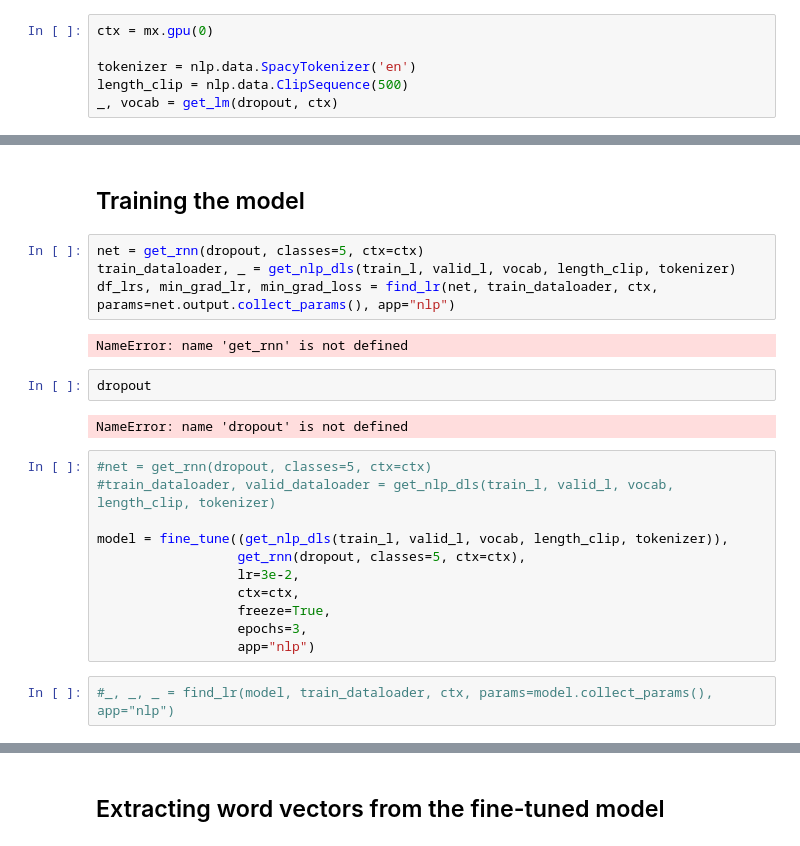
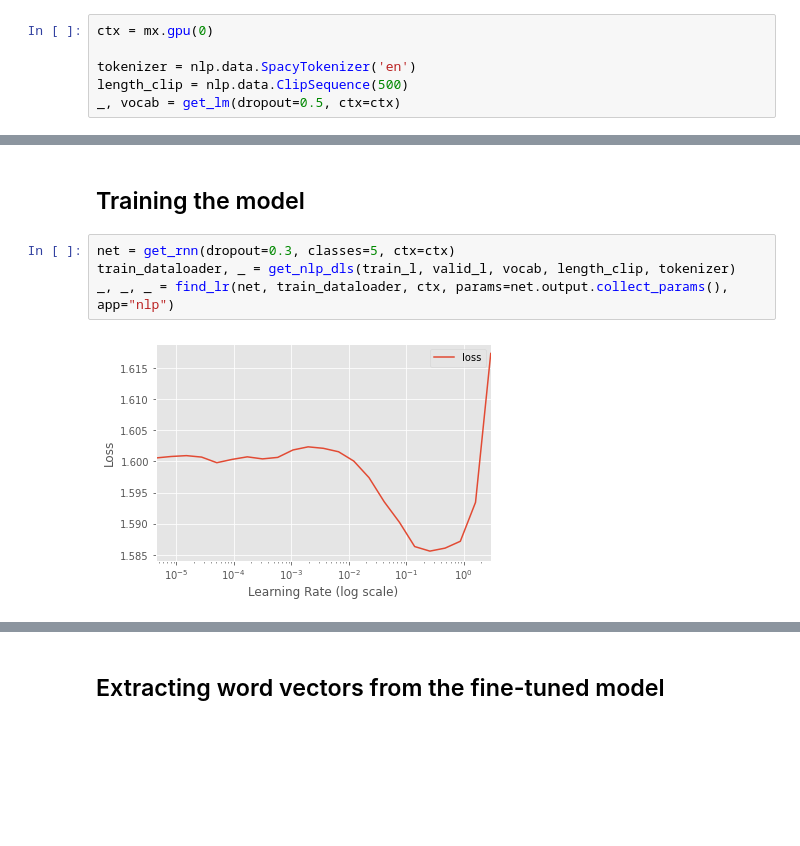
Before and after one commit to FraPochetti/KagglePlaygrounds, a Jupyter notebook: petfinder/PetFinder_NLP.ipynb, the cells around one changed output, grey strips where cells are left out. Cells and saved outputs as stored; diff of their text form; blank space fills up the shorter version.

```diff
--- a/petfinder/PetFinder_NLP.ipynb
+++ b/petfinder/PetFinder_NLP.ipynb
@@ -34,7 +34,7 @@ ctx = mx.gpu(0)
 
 tokenizer = nlp.data.SpacyTokenizer('en')
 length_clip = nlp.data.ClipSequence(500)
-_, vocab = get_lm(dropout, ctx)
+_, vocab = get_lm(dropout=0.5, ctx=ctx)
 # %%
 data = pd.read_csv('data.csv')
 df = data[['petid', 'description', 'adoptionspeed']]
@@ -100,25 +97,8 @@ evaluate(net, valid_dataloader, ctx, app="nlp")
 # %% [markdown]
 ## Training the model
 # %%
-net = get_rnn(dropout, classes=5, ctx=ctx)
+net = get_rnn(dropout=0.3, classes=5, ctx=ctx)
 train_dataloader, _ = get_nlp_dls(train_l, valid_l, vocab, length_clip, tokenizer)
-df_lrs, min_grad_lr, min_grad_loss = find_lr(net, train_dataloader, ctx, params=net.output.collect_params(), app="nlp")
+_, _, _ = find_lr(net, train_dataloader, ctx, params=net.output.collect_params(), app="nlp")
 # %% [output]
-NameError: name 'get_rnn' is not defined
+[figure, added]
-# %%
-dropout
-# %% [output]
-NameError: name 'dropout' is not defined
-# %%
-#net = get_rnn(dropout, classes=5, ctx=ctx)
-#train_dataloader, valid_dataloader = get_nlp_dls(train_l, valid_l, vocab, length_clip, tokenizer)
-
-model = fine_tune((get_nlp_dls(train_l, valid_l, vocab, length_clip, tokenizer)),
-                  get_rnn(dropout, classes=5, ctx=ctx),
-                  lr=3e-2,
-                  ctx=ctx,
-                  freeze=True,
-                  epochs=3,
-                  app="nlp")
-# %%
-#_, _, _ = find_lr(model, train_dataloader, ctx, params=model.collect_params(), app="nlp")
```
Also changed, not shown: parts of 6 cells of this notebook, 3 other files.
